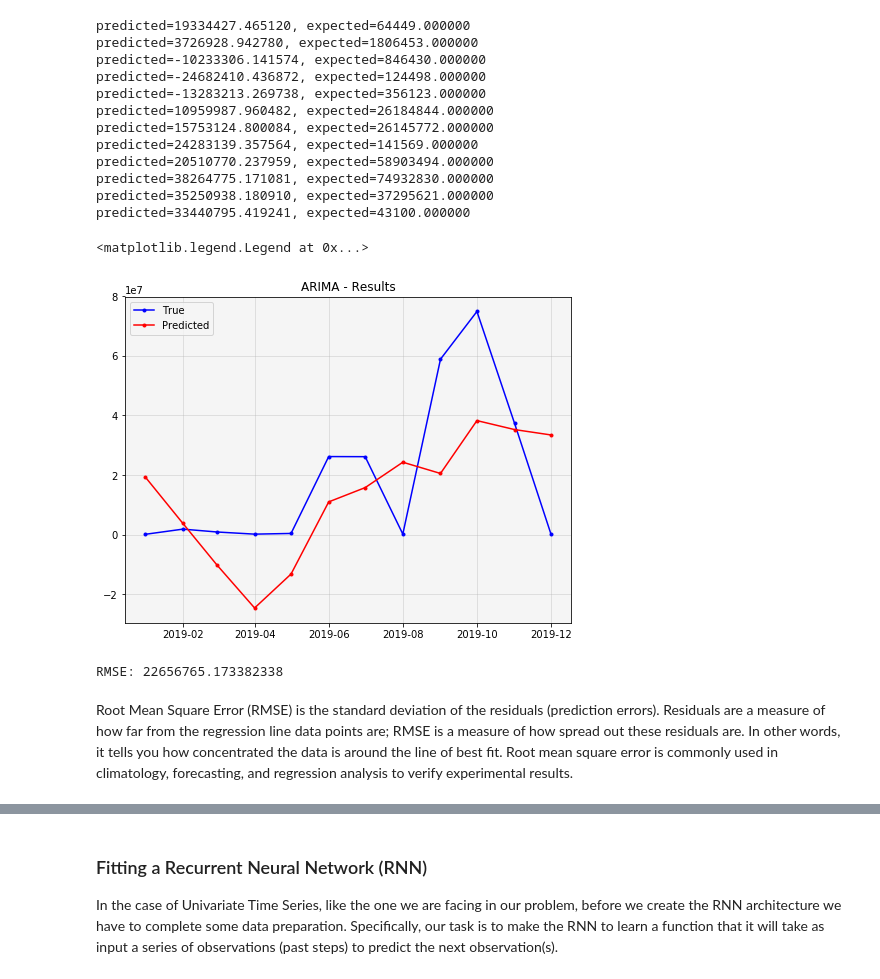
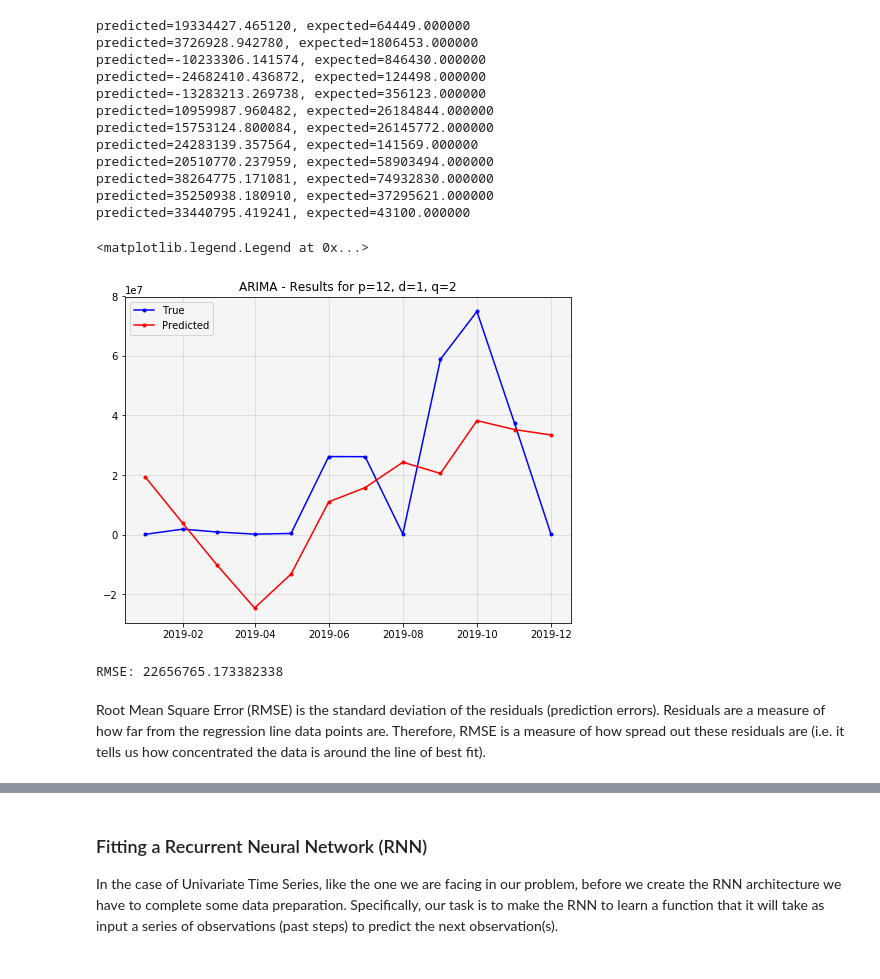
Before and after one commit to gpsyrou/Vaccines_Trade_Network, a Jupyter notebook: Jupyter_Notebooks/Vaccines_Network_JN.ipynb, the cells around one changed output, grey strips where cells are left out. Cells and saved outputs as stored; diff of their text form; code cells hidden in the pictures.

Commit message:
finish writeup up to ARIMA (inclusive)

```diff
--- a/Jupyter_Notebooks/Vaccines_Network_JN.ipynb
+++ b/Jupyter_Notebooks/Vaccines_Network_JN.ipynb
@@ -555,14 +555,14 @@ predicted=38264775.171081, expected=74932830.000000
 predicted=35250938.180910, expected=37295621.000000
 predicted=33440795.419241, expected=43100.000000
 # %%
-# Compare the predictions visually\n",
+# Compare the predictions visually
 plt.figure(figsize=(8,6)),
 plt.plot(test, marker='.', color= 'blue', label='True'),
 plt.plot(pd.Series(predicted, index=test.index), marker='.', color='red', label='Predicted'),
 plt.grid(True, alpha=0.4),
-plt.title('ARIMA - Results'),
+plt.title(f'ARIMA - Results for p={p}, d={d}, q={q}'),
 plt.legend(loc='best')
 # %% [output]
 <matplotlib.legend.Legend at 0x...>
-[figure, old version]
+[figure, new version]
 # %%
@@ -573,11 +573,9 @@ print('RMSE: {0}'.format(rms))
 # %% [output]
 RMSE: 22656765.173382338
 # %% [markdown]
-
 Root Mean Square Error (RMSE) is the standard deviation of the residuals (prediction errors).
-Residuals are a measure of how far from the regression line data points are;
-RMSE is a measure of how spread out these residuals are. In other words, it tells you how concentrated the data is around the line of best fit.
-Root mean square error is commonly used in climatology, forecasting, and regression analysis to verify experimental results.
+Residuals are a measure of how far from the regression line data points are. Therefore,
+RMSE is a measure of how spread out these residuals are (i.e. it tells us how concentrated the data is around the line of best fit).
 # %%
 # Plot the residual errors
 resid = pd.DataFrame(model_output.resid)
```
Also changed, not shown: parts of 3 cells of this notebook, 1 other file.
